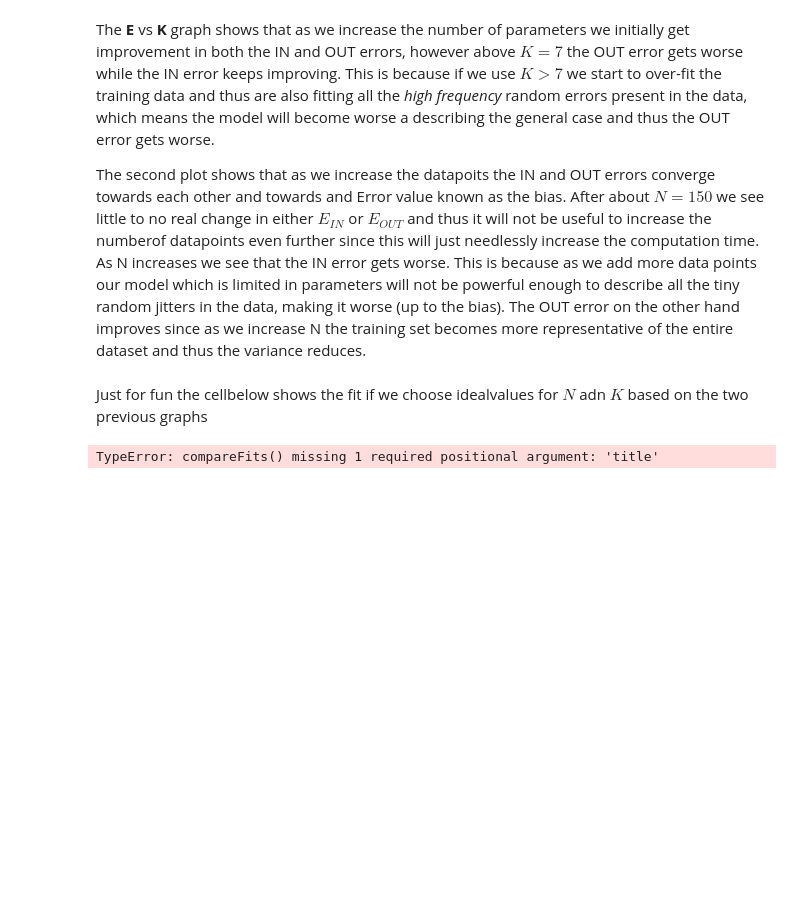
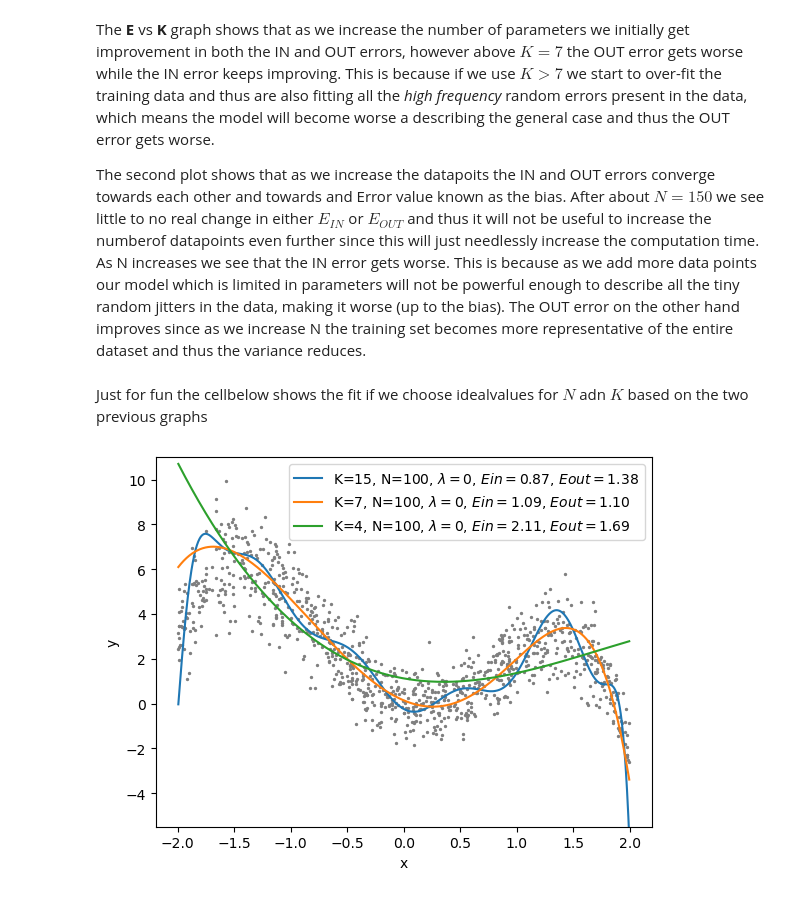
Before and after one commit to benjaminorthner/Machine-Learning-Lecture-Execise-Solutions, a Jupyter notebook: Ex05_PolyFitting/PolyFitting.ipynb, the cells around one changed output. Saved outputs shown, nothing was run; the diff lists cells and outputs as text; code cells hidden in the pictures; blank space fills up the shorter version.

```diff
--- a/Ex05_PolyFitting/PolyFitting.ipynb
+++ b/Ex05_PolyFitting/PolyFitting.ipynb
@@ -441,8 +441,6 @@ The second plot shows that as we increase the datapoits the IN and OUT errors co
 # %% [markdown]
 Just for fun the cellbelow shows the fit if we choose idealvalues for $N$ adn $K$ based on the two previous graphs
 # %%
-
-
-compareFits([15, 7, 4], [100, 100, 100], [0, 0, 0])
+compareFits([15, 7, 4], [100, 100, 100], [0, 0, 0], title="")
 # %% [output]
-TypeError: compareFits() missing 1 required positional argument: 'title'
+[figure, added]
```
Also changed, not shown: parts of 1 cell of this notebook, 1 other file.
